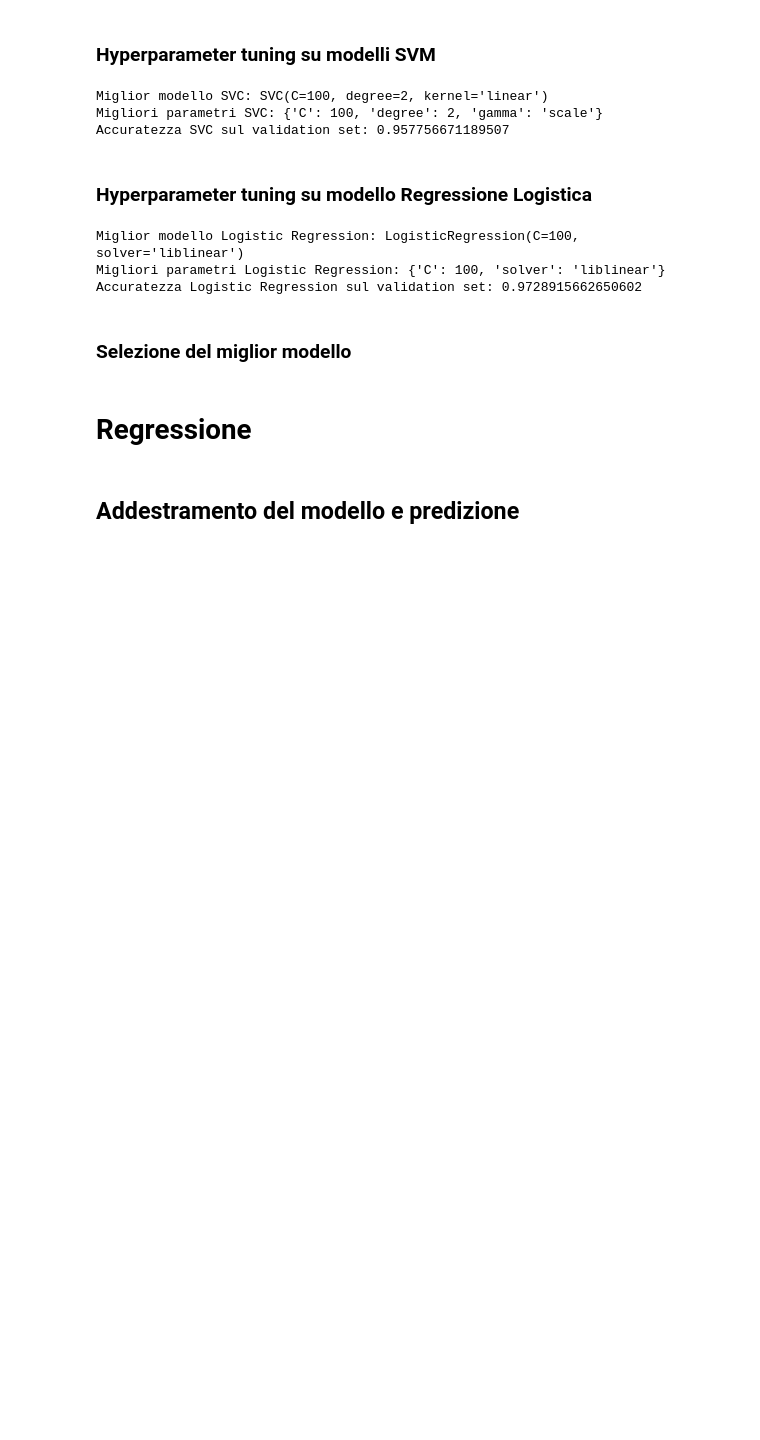
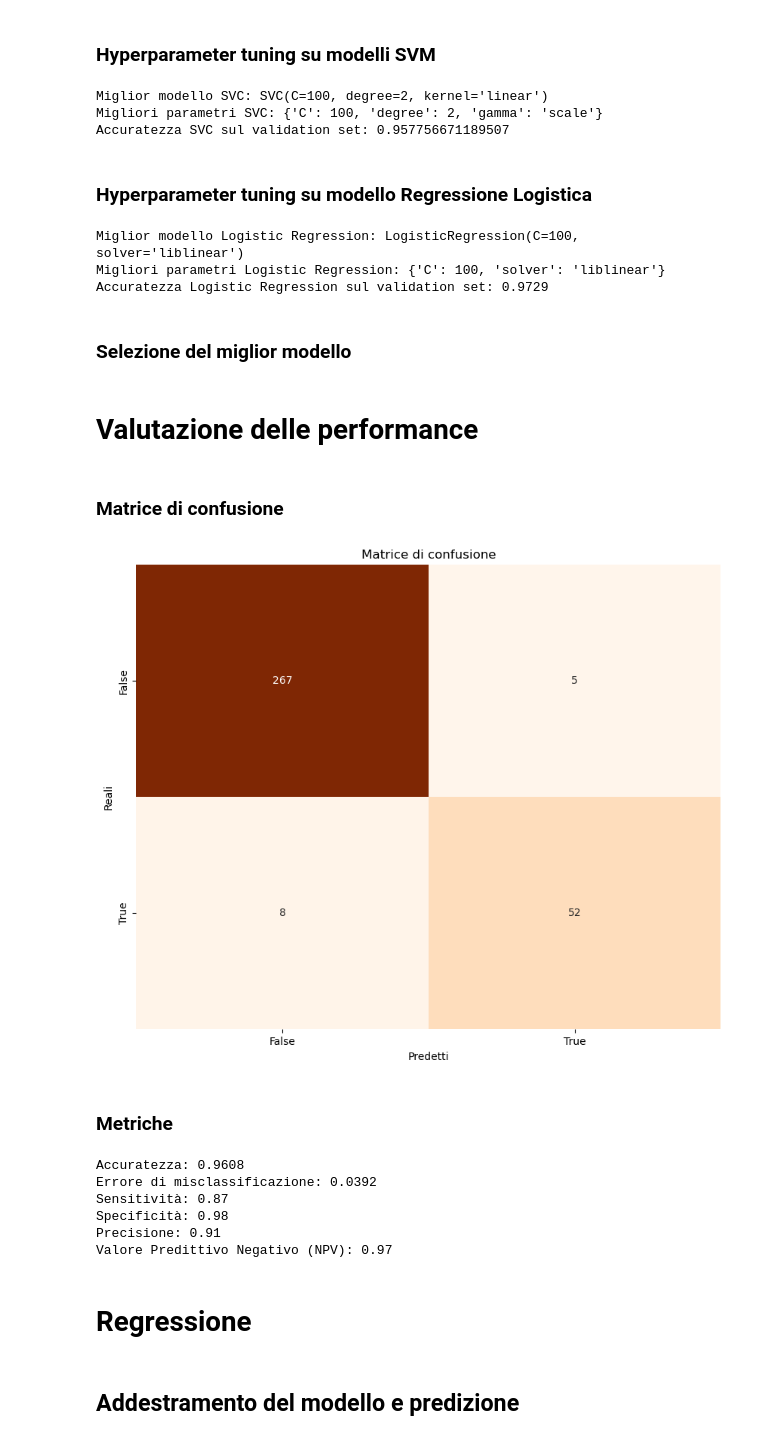
Before and after one commit to aka-buccia/progetto-statistica, a Jupyter notebook: reports/report.ipynb, the cells around one changed output. Cells and saved outputs as stored; diff of their text form; code cells hidden in the pictures; blank space fills up the shorter version.

Commit message:
add: performance evaluation

```diff
--- a/reports/report.ipynb
+++ b/reports/report.ipynb
@@ -534,22 +536,71 @@ best_params_logistic = grid_search_logistic.best_params_
 # Prestazioni sui validation set
 accuracy_logistic = accuracy_score(y_val, best_model_logistic.predict(X_val))
 
-print("Miglior modello Logistic Regression:", best_model_logistic)
-print("Migliori parametri Logistic Regression:", best_params_logistic)
-print("Accuratezza Logistic Regression sul validation set:", accuracy_logistic)
+print(f"Miglior modello Logistic Regression: {best_model_logistic}")
+print(f"Migliori parametri Logistic Regression: {best_params_logistic}")
+print(f"Accuratezza Logistic Regression sul validation set: {accuracy_logistic:.4f}")
 # %% [output]
 Miglior modello Logistic Regression: LogisticRegression(C=100, solver='liblinear')
 Migliori parametri Logistic Regression: {'C': 100, 'solver': 'liblinear'}
-Accuratezza Logistic Regression sul validation set: 0.9728915662650602
+Accuratezza Logistic Regression sul validation set: 0.9729
 # %% [markdown]
 ### Selezione del miglior modello
 # %%
 # Determina il miglior modello in base alle accuratezze
-model = None
+modello = None
+accuratezza_validation = 0
 if accuracy_SVC > accuracy_logistic:
-    model = best_model_SVC
+    modello = best_model_SVC
+    accuratezza_validation = accuracy_SVC
 else:
-    model = best_model_logistic
+    modello = best_model_logistic
+    accuratezza_validation = accuracy_logistic
+# %% [markdown]
+# Valutazione delle performance
+# %% [markdown]
+### Matrice di confusione
+# %%
+# Effettua le predizioni sul testing dataset
+y_pred = modello.predict(X_test)
+matrice_confusione = confusion_matrix(y_test, y_pred)
+
+
+# Creazione dell'heatmap della matrice di confusione
+plt.figure(figsize=(10, 8))
+labels = ['False', 'True']
+sns.heatmap(matrice_confusione, annot=True, fmt="d", cmap="Oranges", cbar=False, xticklabels=labels, yticklabels=labels)
+plt.title("Matrice di confusione")
+plt.xlabel("Predetti")
+plt.ylabel("Reali")
+plt.show()
+# %% [output]
+[figure, added]
+# %% [markdown]
+### Metriche
+# %%
+#Calcolo le metriche
+tn, fp, fn, tp = matrice_confusione.ravel()
+
+accuratezza = (tp + tn) / (tp + tn + fp + fn)
+sensitivity = tp / (tp + fn) if (tp + fn) > 0 else 0
+specificity = tn / (tn + fp) if (tn + fp) > 0 else 0
+precision = tp / (tp + fp) if (tp + fp) > 0 else 0
+npv = tn / (tn + fn) if (tn + fn) > 0 else 0
+
+# Stampa i risultati
+print(f"Accuratezza: {accuratezza:.4f}")
+print(f"Errore di misclassificazione: {(1 - accuratezza):.4f}")
+print(f"Sensitività: {sensitivity:.2f}")
+print(f"Specificità: {specificity:.2f}")
+print(f"Precisione: {precision:.2f}")
+print(f"Valore Predittivo Negativo (NPV): {npv:.2f}")
+# %% [output]
+Accuratezza: 0.9608
+Errore di misclassificazione: 0.0392
+Sensitività: 0.87
+Specificità: 0.98
+Precisione: 0.91
+Valore Predittivo Negativo (NPV): 0.97
 # %% [markdown]
 # Regressione
 # %% [markdown]
```
Also changed, not shown: parts of 5 cells of this notebook, 1 other file.
